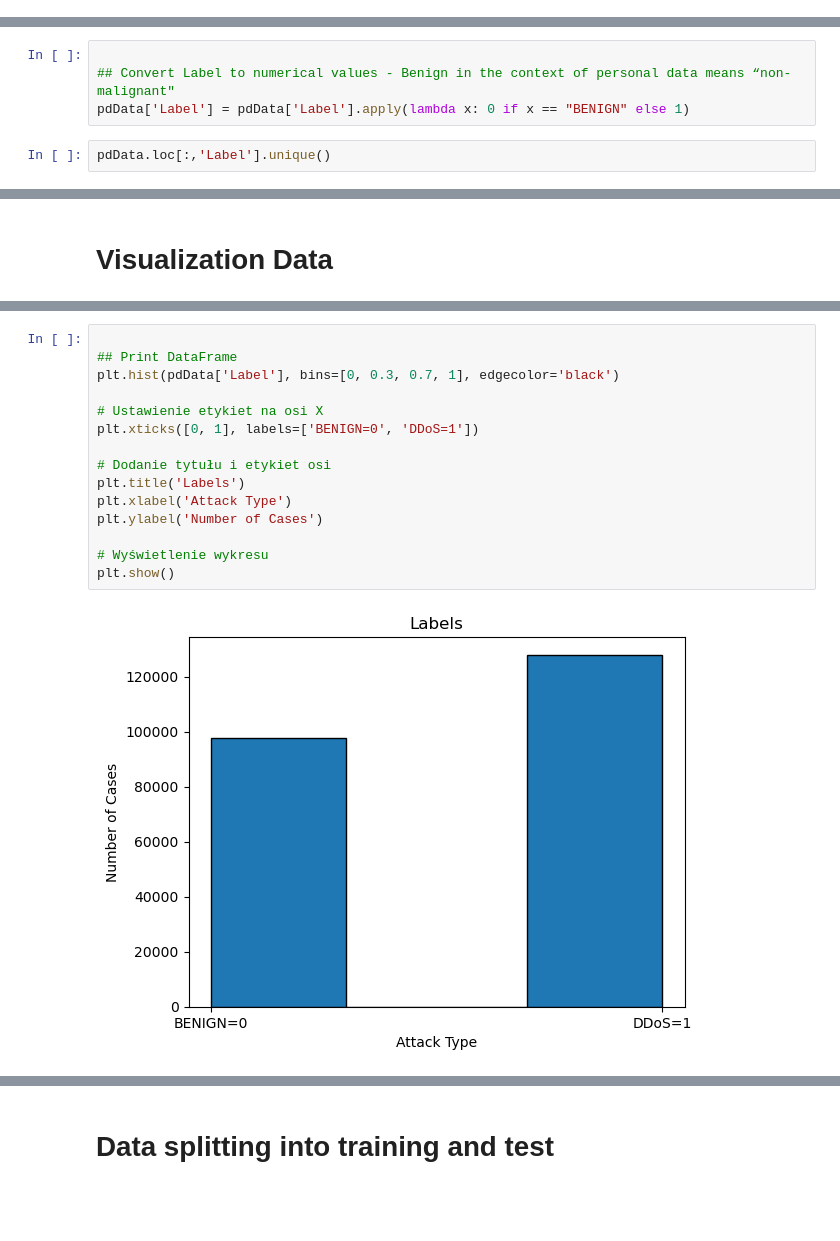
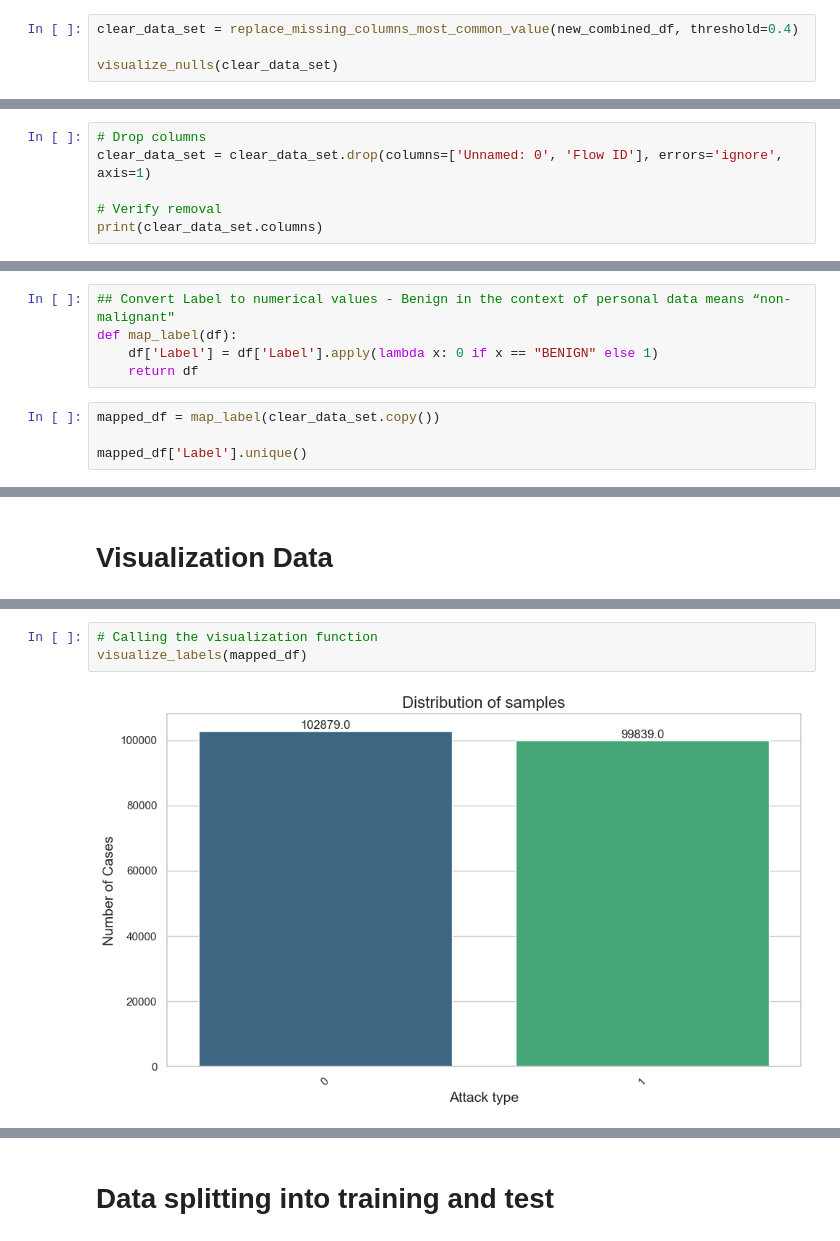
Before and after one commit to DragoBJJ/DDoS-attacks-classification, a Jupyter notebook: DDoSAttacksClassification.ipynb, the cells around one changed output, grey strips where cells are left out. Saved outputs shown, nothing was run; the diff lists cells and outputs as text; blank space fills up the shorter version.

```diff
--- a/DDoSAttacksClassification.ipynb
+++ b/DDoSAttacksClassification.ipynb
@@ -85,0 +316,4 @@ Length: 79, dtype: bool
+# %%
+clear_data_set = replace_missing_columns_most_common_value(new_combined_df, threshold=0.4)
+
+visualize_nulls(clear_data_set)
@@ -85,0 +328,6 @@ Length: 79, dtype: bool
+# %%
+# Drop columns
+clear_data_set = clear_data_set.drop(columns=['Unnamed: 0', 'Flow ID'], errors='ignore', axis=1)
+
+# Verify removal
+print(clear_data_set.columns)
@@ -86,7 +356,10 @@ Length: 79, dtype: bool
 # %%
-
 ## Convert Label to numerical values - Benign in the context of personal data means “non-malignant"
-pdData['Label'] = pdData['Label'].apply(lambda x: 0 if x == "BENIGN" else 1)
+def map_label(df):
+    df['Label'] = df['Label'].apply(lambda x: 0 if x == "BENIGN" else 1)
+    return df
 # %%
-pdData.loc[:,'Label'].unique()
+mapped_df = map_label(clear_data_set.copy())
+
+mapped_df['Label'].unique()
 # %% [output]
@@ -107,17 +369,5 @@ plt.show()
 # %%
-
-## Print DataFrame
-plt.hist(pdData['Label'], bins=[0, 0.3, 0.7, 1], edgecolor='black')
-
-# Ustawienie etykiet na osi X
-plt.xticks([0, 1], labels=['BENIGN=0', 'DDoS=1'])
-
-# Dodanie tytułu i etykiet osi
-plt.title('Labels')
-plt.xlabel('Attack Type')
-plt.ylabel('Number of Cases')
-
-# Wyświetlenie wykresu
-plt.show()
+# Calling the visualization function
+visualize_labels(mapped_df)
 # %% [output]
-[figure, old version]
+[figure, new version]
```
Also changed, not shown: parts of 26 cells of this notebook, 3 other files.
